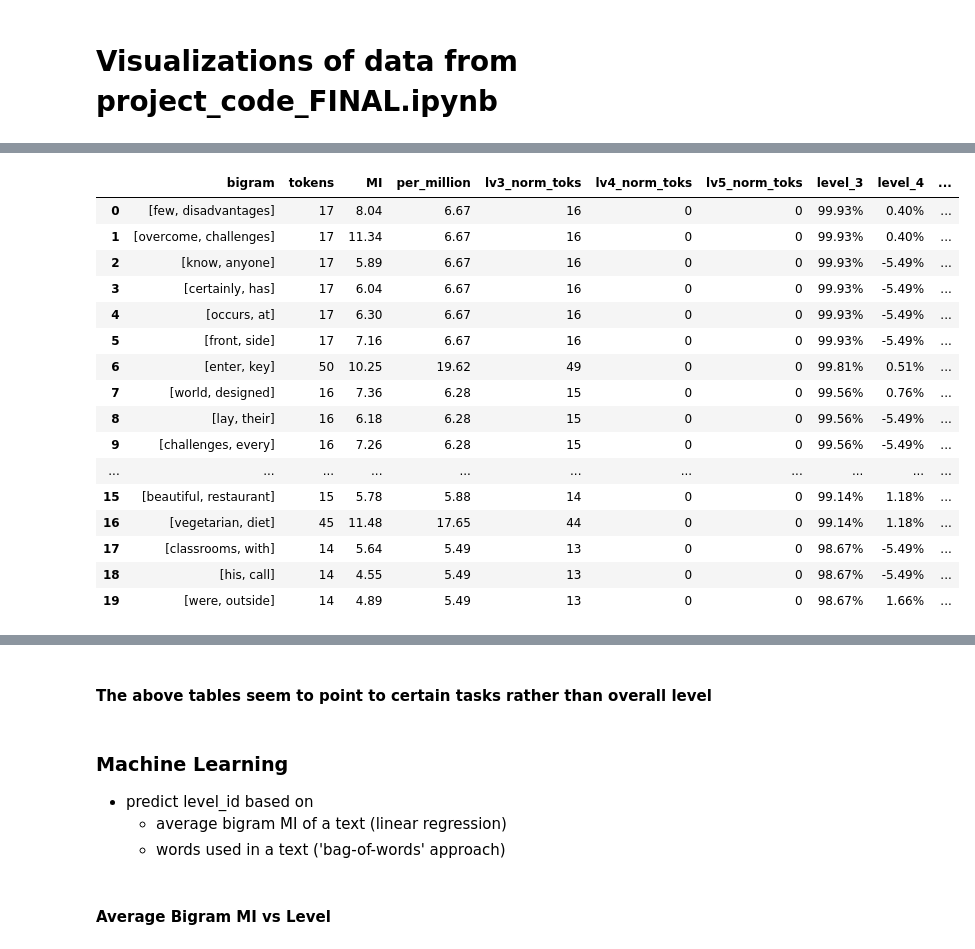
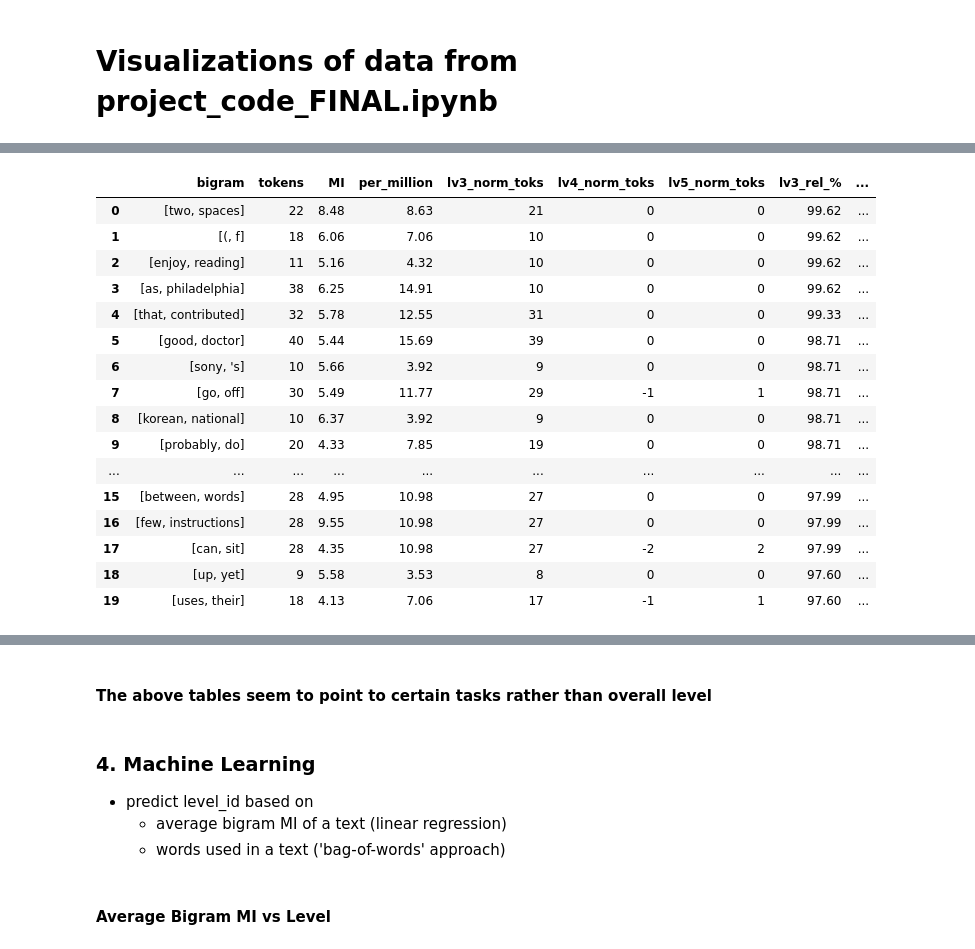
Before and after one commit to Data-Science-for-Linguists/Bigram-analysis-of-writing-from-the-ELI, a Jupyter notebook: Visualizations.ipynb, the cells around one changed output, grey strips where cells are left out. Saved outputs shown, nothing was run; the diff lists cells and outputs as text; code cells hidden in the pictures.

Commit message:
cleaned up versions of most stuff

```diff
--- a/Visualizations.ipynb
+++ b/Visualizations.ipynb
@@ -164,32 +180,39 @@ top_bigram_level5.head(10)
 # %%
-#And the bigrams most indicative of level
+#And the bigrams most indicative of level (first strip % which became strings after unpickling)
+#bigram_df['lv3_rel_%'] = [float(x.strip('%')) for x in bigram_df['lv3_rel_%']]
 
-top_lv3_percent = bigram_df.sort_values('level_3', ascending = False).reset_index(drop=True)
+bigram_df['lv3_rel_%'] = [str(x) for x in bigram_df['lv3_rel_%']]
+bigram_df['lv3_rel_%'] = [(x.strip('%')) for x in bigram_df['lv3_rel_%']]
+top_lv3_percent = bigram_df.sort_values('lv3_rel_%', ascending = False).reset_index(drop=True)
 top_lv3_percent.index += 1
 top_lv3_percent.loc[(top_lv3_percent['tokens'] >= 5) & (top_lv3_percent['MI'] >= 4), :].reset_index(drop=True).head(20) #minimum of 10 tokens and 4 MI
 
-top_lv4_percent = bigram_df.sort_values('level_4', ascending = False).reset_index(drop=True)
+bigram_df['lv4_rel_%'] = [str(x) for x in bigram_df['lv4_rel_%']]
+bigram_df['lv4_rel_%'] = [(x.strip('%')) for x in bigram_df['lv4_rel_%']]
+top_lv4_percent = bigram_df.sort_values('lv4_rel_%', ascending = False).reset_index(drop=True)
 top_lv4_percent.index += 1
 top_lv4_percent.loc[(top_lv4_percent['tokens'] >= 5) & (top_lv4_percent['MI'] >= 4), :].reset_index(drop=True).head(20) #minimum of 10 tokens
 
-top_lv5_percent = bigram_df.sort_values('level_5', ascending = False).reset_index(drop=True)
+bigram_df['lv5_rel_%'] = [str(x) for x in bigram_df['lv5_rel_%']]
+bigram_df['lv5_rel_%'] = [(x.strip('%')) for x in bigram_df['lv5_rel_%']]
+top_lv5_percent = bigram_df.sort_values('lv5_rel_%', ascending = False).reset_index(drop=True)
 top_lv5_percent.index += 1
 top_lv5_percent.loc[(top_lv5_percent['tokens'] >= 5) & (top_lv5_percent['MI'] >= 4), :].reset_index(drop=True).head(20) #minimum of 10 tokens
 # %% [output]
-|  | bigram | tokens | MI | per_million | lv3_norm_toks | lv4_norm_toks | lv5_norm_toks | level_3 | level_4 | ... |
-| 0 | [few, disadvantages] | 17 | 8.04 | 6.67 | 16 | 0 | 0 | 99.93% | 0.40% | ... |
-| 1 | [overcome, challenges] | 17 | 11.34 | 6.67 | 16 | 0 | 0 | 99.93% | 0.40% | ... |
-| 2 | [know, anyone] | 17 | 5.89 | 6.67 | 16 | 0 | 0 | 99.93% | -5.49% | ... |
-| 3 | [certainly, has] | 17 | 6.04 | 6.67 | 16 | 0 | 0 | 99.93% | -5.49% | ... |
-| 4 | [occurs, at] | 17 | 6.30 | 6.67 | 16 | 0 | 0 | 99.93% | -5.49% | ... |
-| 5 | [front, side] | 17 | 7.16 | 6.67 | 16 | 0 | 0 | 99.93% | -5.49% | ... |
-| 6 | [enter, key] | 50 | 10.25 | 19.62 | 49 | 0 | 0 | 99.81% | 0.51% | ... |
-| 7 | [world, designed] | 16 | 7.36 | 6.28 | 15 | 0 | 0 | 99.56% | 0.76% | ... |
-| 8 | [lay, their] | 16 | 6.18 | 6.28 | 15 | 0 | 0 | 99.56% | -5.49% | ... |
-| 9 | [challenges, every] | 16 | 7.26 | 6.28 | 15 | 0 | 0 | 99.56% | -5.49% | ... |
-| ... | ... | ... | ... | ... | ... | ... | ... | ... | ... | ... |
-| 15 | [beautiful, restaurant] | 15 | 5.78 | 5.88 | 14 | 0 | 0 | 99.14% | 1.18% | ... |
-| 16 | [vegetarian, diet] | 45 | 11.48 | 17.65 | 44 | 0 | 0 | 99.14% | 1.18% | ... |
-| 17 | [classrooms, with] | 14 | 5.64 | 5.49 | 13 | 0 | 0 | 98.67% | -5.49% | ... |
-| 18 | [his, call] | 14 | 4.55 | 5.49 | 13 | 0 | 0 | 98.67% | -5.49% | ... |
-| 19 | [were, outside] | 14 | 4.89 | 5.49 | 13 | 0 | 0 | 98.67% | 1.66% | ... |
+|  | bigram | tokens | MI | per_million | lv3_norm_toks | lv4_norm_toks | lv5_norm_toks | lv3_rel_% | ... |
+| 0 | [two, spaces] | 22 | 8.48 | 8.63 | 21 | 0 | 0 | 99.62 | ... |
+| 1 | [(, f] | 18 | 6.06 | 7.06 | 10 | 0 | 0 | 99.62 | ... |
+| 2 | [enjoy, reading] | 11 | 5.16 | 4.32 | 10 | 0 | 0 | 99.62 | ... |
+| 3 | [as, philadelphia] | 38 | 6.25 | 14.91 | 10 | 0 | 0 | 99.62 | ... |
+| 4 | [that, contributed] | 32 | 5.78 | 12.55 | 31 | 0 | 0 | 99.33 | ... |
+| 5 | [good, doctor] | 40 | 5.44 | 15.69 | 39 | 0 | 0 | 98.71 | ... |
+| 6 | [sony, 's] | 10 | 5.66 | 3.92 | 9 | 0 | 0 | 98.71 | ... |
+| 7 | [go, off] | 30 | 5.49 | 11.77 | 29 | -1 | 1 | 98.71 | ... |
+| 8 | [korean, national] | 10 | 6.37 | 3.92 | 9 | 0 | 0 | 98.71 | ... |
+| 9 | [probably, do] | 20 | 4.33 | 7.85 | 19 | 0 | 0 | 98.71 | ... |
+| ... | ... | ... | ... | ... | ... | ... | ... | ... | ... |
+| 15 | [between, words] | 28 | 4.95 | 10.98 | 27 | 0 | 0 | 97.99 | ... |
+| 16 | [few, instructions] | 28 | 9.55 | 10.98 | 27 | 0 | 0 | 97.99 | ... |
+| 17 | [can, sit] | 28 | 4.35 | 10.98 | 27 | -2 | 2 | 97.99 | ... |
+| 18 | [up, yet] | 9 | 5.58 | 3.53 | 8 | 0 | 0 | 97.60 | ... |
+| 19 | [uses, their] | 18 | 4.13 | 7.06 | 17 | -1 | 1 | 97.60 | ... |
@@ -230,7 +253,7 @@ top_lv5_percent.loc[(top_lv5_percent['tokens'] >= 5) & (top_lv5_percent['MI'] >=
 # %% [markdown]
 #### The above tables seem to point to certain tasks rather than overall level
 # %% [markdown]
-### Machine Learning
+### 4. Machine Learning
 - predict level_id based on
     - average bigram MI of a text (linear regression)
     - words used in a text ('bag-of-words' approach)
```
Also changed, not shown: parts of 31 cells of this notebook, 12 other files.
